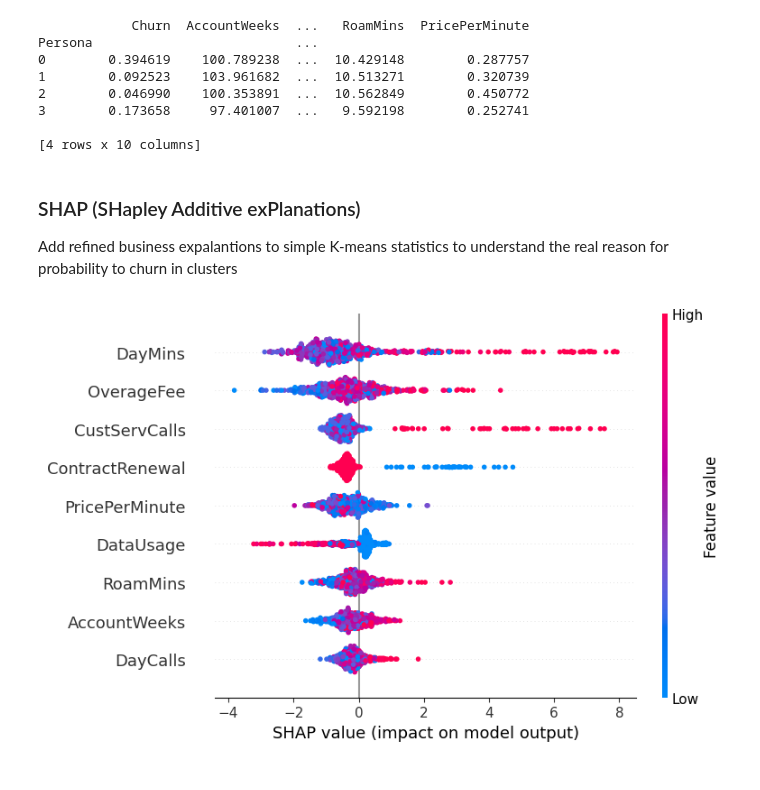
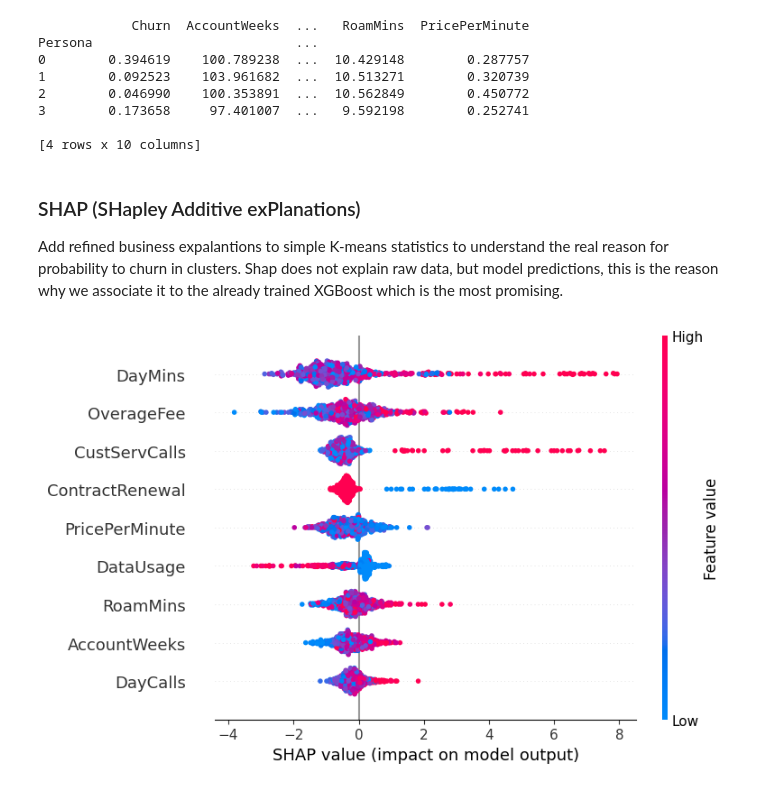
Before and after one commit to Francesca9933/ml-customer-churn-prediction, a Jupyter notebook: customer_churn_prediction.ipynb, the cells around one changed output. Drawn from its saved outputs; the diff is of its cells as text; code cells hidden in the pictures.

```diff
--- a/customer_churn_prediction.ipynb
+++ b/customer_churn_prediction.ipynb
@@ -1073,23 +1073,15 @@ Persona                          ...
 [4 rows x 10 columns]
 # %% [markdown]
 ### SHAP (SHapley Additive exPlanations)
-Add refined business expalantions to simple K-means statistics to understand the real reason for probability to churn in clusters
+Add refined business expalantions to simple K-means statistics to understand the real reason for probability to churn in clusters. Shap does not explain raw data, but model predictions, this is the reason why we associate it to the already trained XGBoost which is the most promising.
 # %%
-# 1. Train the XGBoost Model
-# Use the clean data (X_train, y_train) from split
-xgb = XGBClassifier(random_state=42)
-xgb.fit(X_train, y_train)
-
-# 2. Initialize the SHAP Explainer
-# TreeExplainer is specifically optimized for XGBoost
+# Initialize the SHAP Explainer
+# TreeExplainer is specifically optimized for XGBoost because it uses trees
 explainer = shap.TreeExplainer(xgb)
 
-# 3. Calculate SHAP values for the test set
+# Calculate SHAP values for the test set
 # This tells us how much each feature contributed to each individual prediction
 shap_values = explainer.shap_values(X_test)
-
-# 4. Create the Summary Plot
-# This shows the global importance AND the direction of the impact
 shap.summary_plot(shap_values, X_test)
 # %% [output]
-[figure, old version]
+[figure, new version]
```
